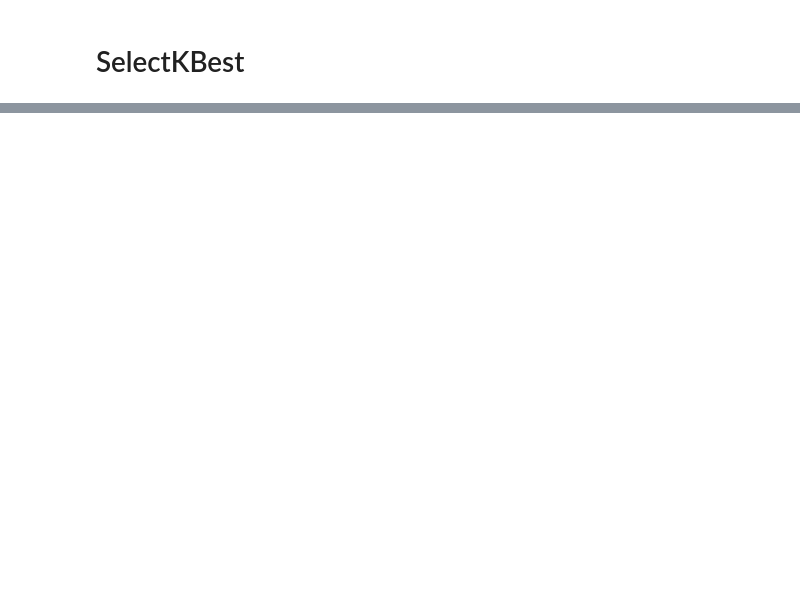
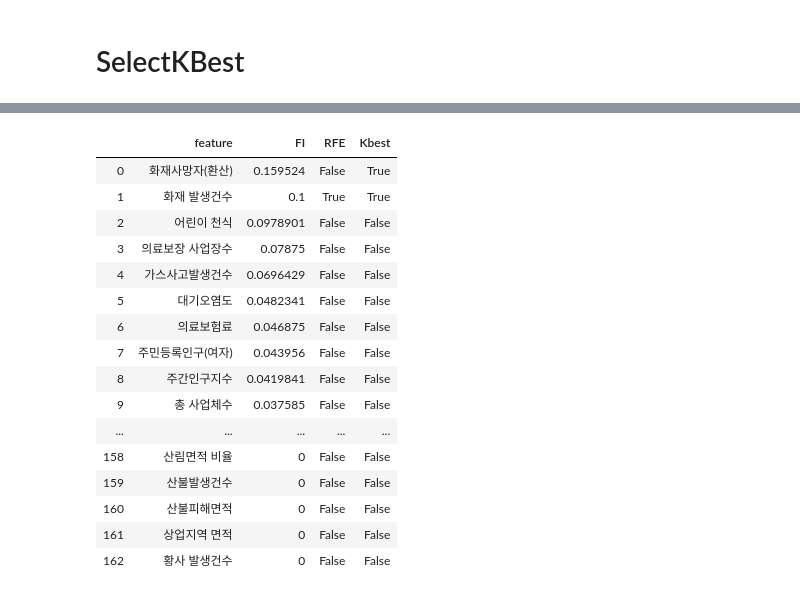
Before and after one commit to gloryle/ARTISTS, a Jupyter notebook: 1113_jy_변수중요도확인.ipynb, the cells around one changed output, grey strips where cells are left out. Drawn from its saved outputs; the diff is of its cells as text; code cells hidden in the pictures; blank space fills up the shorter version.

```diff
--- a/1113_jy_변수중요도확인.ipynb
+++ b/1113_jy_변수중요도확인.ipynb
@@ -158,10 +153,11 @@ feature_importance_lr
 # SelectKBest
 # %%
 from sklearn.feature_selection import SelectKBest, chi2
-X = SelectKBest(chi2, k=20).fit_transform(sido_x_scaled, sido.화재)
-X.shape #20개 선택됨
-feature_importance_k = pd.DataFrame(np.c_[sido_x_scaled.columns.values,model_fire.coef_.ravel()],
-                                    columns=['feature','importances'])
-feature_importance_k.sort_values('coef', ascending=False, inplace=True)
+k_best = SelectKBest(chi2, k=20)
+k_best.fit(sido_x_scaled, sido.화재)
+feature_importance_k = pd.DataFrame(np.c_[sido_x_scaled.columns.values,k_best.get_support()],
+                                    columns=['feature','Kbest'])
+#feature_importance_k.sort_values('Kbest', ascending=False, inplace=True)
+
 feature_importance_k
 # %% [output]
@@ -168,0 +231,23 @@ feature_importance_k
+# %%
+df=feature_importance_rf.merge(feature_importance_rfe).merge(feature_importance_k)
+#df.sort_values(['Kbest'], ascending=False, inplace=True)
+df
+# df.loc[(df.RFE==True)&(df.Kbest==True)]
+# %% [output]
+|  | feature | FI | RFE | Kbest |
+| 0 | 화재사망자(환산) | 0.159524 | False | True |
+| 1 | 화재 발생건수 | 0.1 | True | True |
+| 2 | 어린이 천식 | 0.0978901 | False | False |
+| 3 | 의료보장 사업장수 | 0.07875 | False | False |
+| 4 | 가스사고발생건수 | 0.0696429 | False | False |
+| 5 | 대기오염도 | 0.0482341 | False | False |
+| 6 | 의료보험료 | 0.046875 | False | False |
+| 7 | 주민등록인구(여자) | 0.043956 | False | False |
+| 8 | 주간인구지수 | 0.0419841 | False | False |
+| 9 | 총 사업체수 | 0.037585 | False | False |
+| ... | ... | ... | ... | ... |
+| 158 | 산림면적 비율 | 0 | False | False |
+| 159 | 산불발생건수 | 0 | False | False |
+| 160 | 산불피해면적 | 0 | False | False |
+| 161 | 상업지역 면적 | 0 | False | False |
+| 162 | 황사 발생건수 | 0 | False | False |
```
Also changed, not shown: parts of 12 cells of this notebook.
